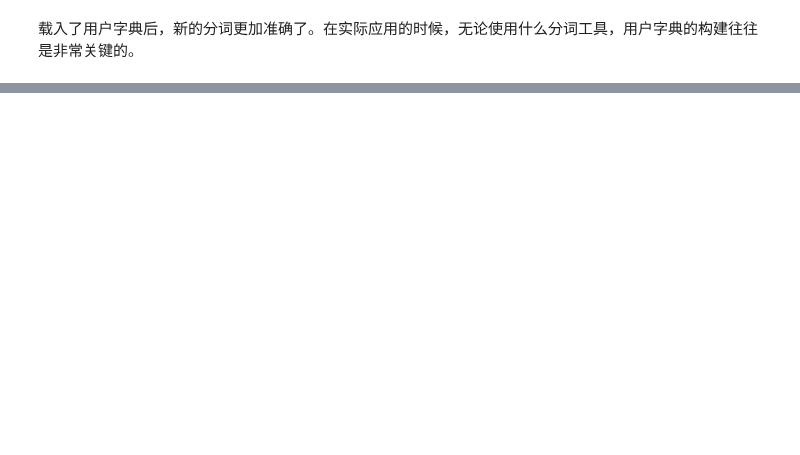
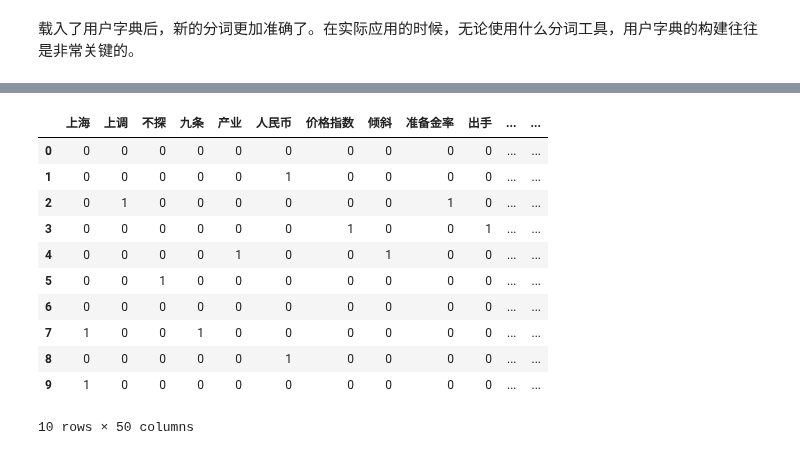
Before and after one commit to sijichun/PythonTutor, a Jupyter notebook: T13_text_analytics.ipynb, the cells around one changed output, grey strips where cells are left out. Saved outputs shown, nothing was run; the diff lists cells and outputs as text; code cells hidden in the pictures; blank space fills up the shorter version.

```diff
--- a/T13_text_analytics.ipynb
+++ b/T13_text_analytics.ipynb
@@ -143,0 +437,24 @@ for t in text_freq:
+# %%
+import jieba
+import re
+
+with open('Chinese_cutting/stopword.txt','rt') as f:
+    stoplist=f.readlines()
+    stoplist=[w.replace('\n','') for w in stoplist]
+
+def not_digit(w):
+    w=w.replace(',','')
+    if re.match(r'\d+',w)!=None or re.match(r'\d%',w)!=None or re.match(r'\d*\.\d+',w)!=None:
+        return False
+    else:
+        return True
+
+def tokenize(w):
+    cut_w=jieba.cut(w)
+    ## 去除停用词
+    cut_w=[w.strip().lower() for w in cut_w if ((w not in stoplist) and not_digit(w) and len(w.strip())>0)]
+    return cut_w
+
+tokenized_data=map(tokenize,data['title'])
+tokenized_data=[' '.join(t) for t in tokenized_data]
+tokenized_data
@@ -143,0 +472,19 @@ for t in text_freq:
+# %%
+count_vect=CountVectorizer()
+bag_words=count_vect.fit_transform(tokenized_data)
+words_names=count_vect.get_feature_names()
+bag_words_df=pd.DataFrame.sparse.from_spmatrix(bag_words, columns=words_names)
+bag_words_df.head(10)
+# %% [output]
+|  | 上海 | 上调 | 不探 | 九条 | 产业 | 人民币 | 价格指数 | 倾斜 | 准备金率 | 出手 | ... | ... |
+| 0 | 0 | 0 | 0 | 0 | 0 | 0 | 0 | 0 | 0 | 0 | ... | ... |
+| 1 | 0 | 0 | 0 | 0 | 0 | 1 | 0 | 0 | 0 | 0 | ... | ... |
+| 2 | 0 | 1 | 0 | 0 | 0 | 0 | 0 | 0 | 1 | 0 | ... | ... |
+| 3 | 0 | 0 | 0 | 0 | 0 | 0 | 1 | 0 | 0 | 1 | ... | ... |
+| 4 | 0 | 0 | 0 | 0 | 1 | 0 | 0 | 1 | 0 | 0 | ... | ... |
+| 5 | 0 | 0 | 1 | 0 | 0 | 0 | 0 | 0 | 0 | 0 | ... | ... |
+| 6 | 0 | 0 | 0 | 0 | 0 | 0 | 0 | 0 | 0 | 0 | ... | ... |
+| 7 | 1 | 0 | 0 | 1 | 0 | 0 | 0 | 0 | 0 | 0 | ... | ... |
+| 8 | 0 | 0 | 0 | 0 | 0 | 1 | 0 | 0 | 0 | 0 | ... | ... |
+| 9 | 1 | 0 | 0 | 0 | 0 | 0 | 0 | 0 | 0 | 0 | ... | ... |
+10 rows × 50 columns
```
Also changed, not shown: parts of 94 cells of this notebook, 10 other files.
